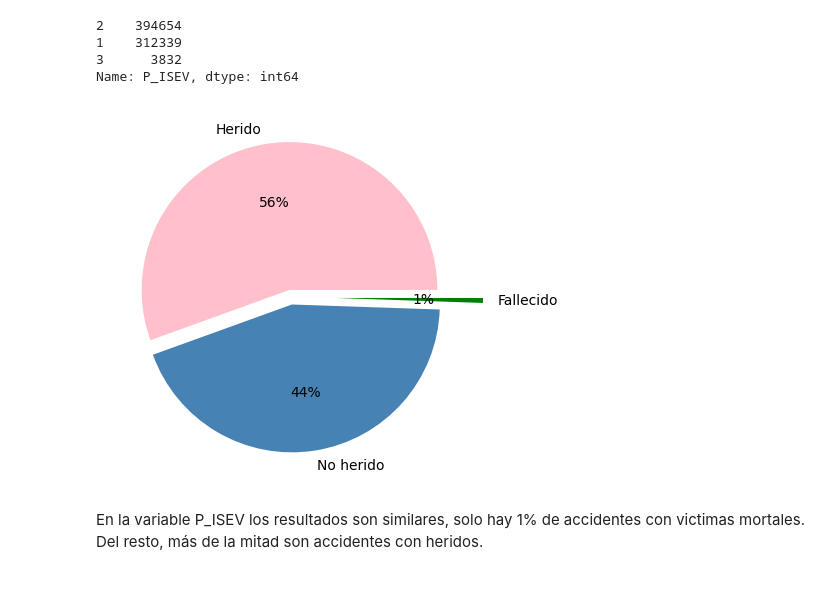
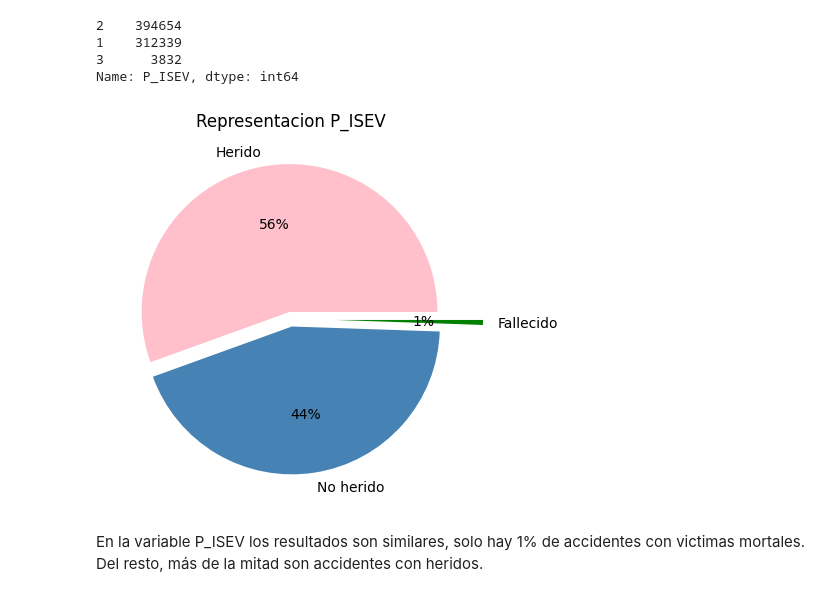
Before and after one commit to SaraCaballeroSan/Proyecto-Accidentes-Canada-Machine-Learning-2023, a Jupyter notebook: mach_final.ipynb, the cells around one changed output. Drawn from its saved outputs; the diff is of its cells as text; code cells hidden in the pictures.

```diff
--- a/mach_final.ipynb
+++ b/mach_final.ipynb
@@ -338,12 +388,13 @@ Name: P_ISEV, dtype: int64
 # %%
 y= (list(df['P_ISEV'].value_counts()))
 mylabels=['Herido','No herido','Fallecido']
 colors=['pink','steelblue','green']
 explode = (0.05, 0.05,0.3)
 plt.pie(y,labels=mylabels,autopct='%.0f%%',colors=colors,explode=explode)
+plt.title('Representacion P_ISEV')
 plt.show()
 # %% [output]
-[figure, old version]
+[figure, new version]
 # %% [markdown]
 En la variable P_ISEV los resultados son similares, solo hay 1% de accidentes con victimas mortales. Del resto, más de la mitad son accidentes con heridos.
 # %% [markdown]
```
Also changed, not shown: parts of 205 cells of this notebook.
